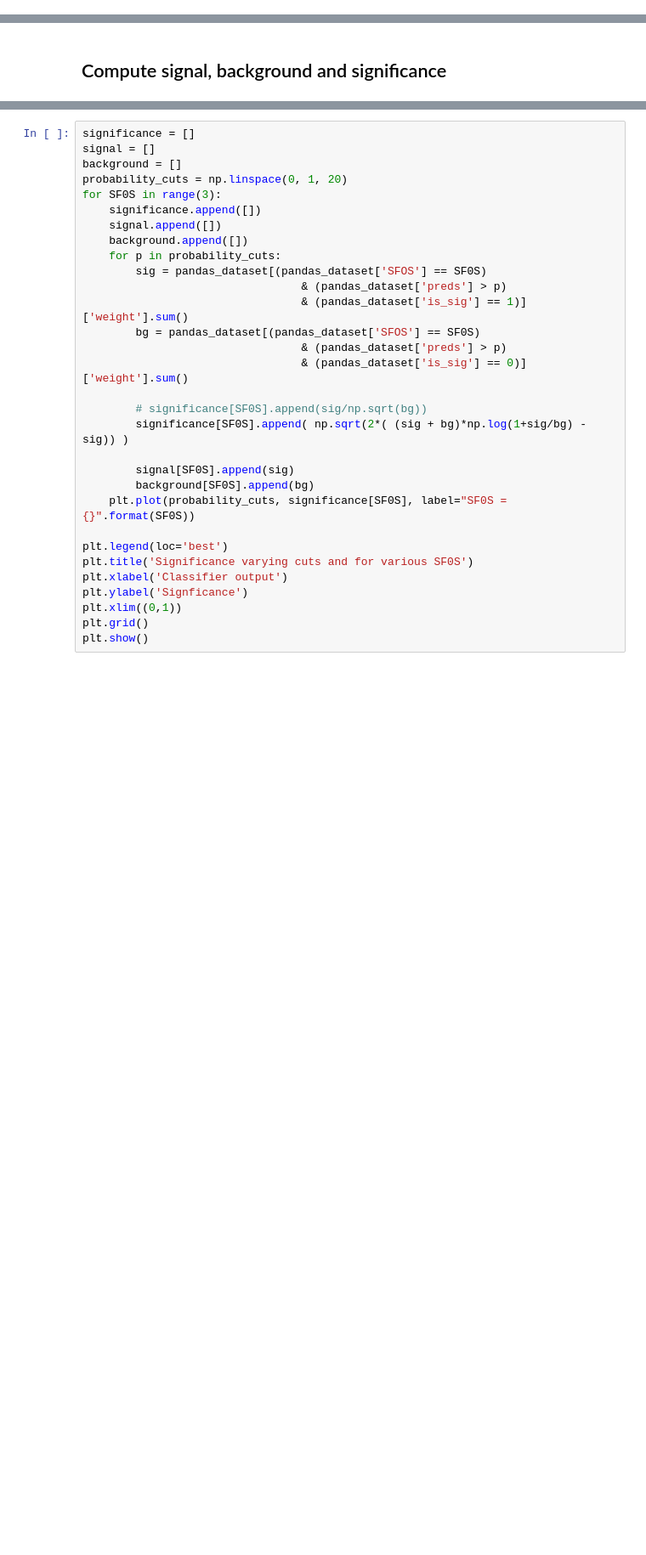
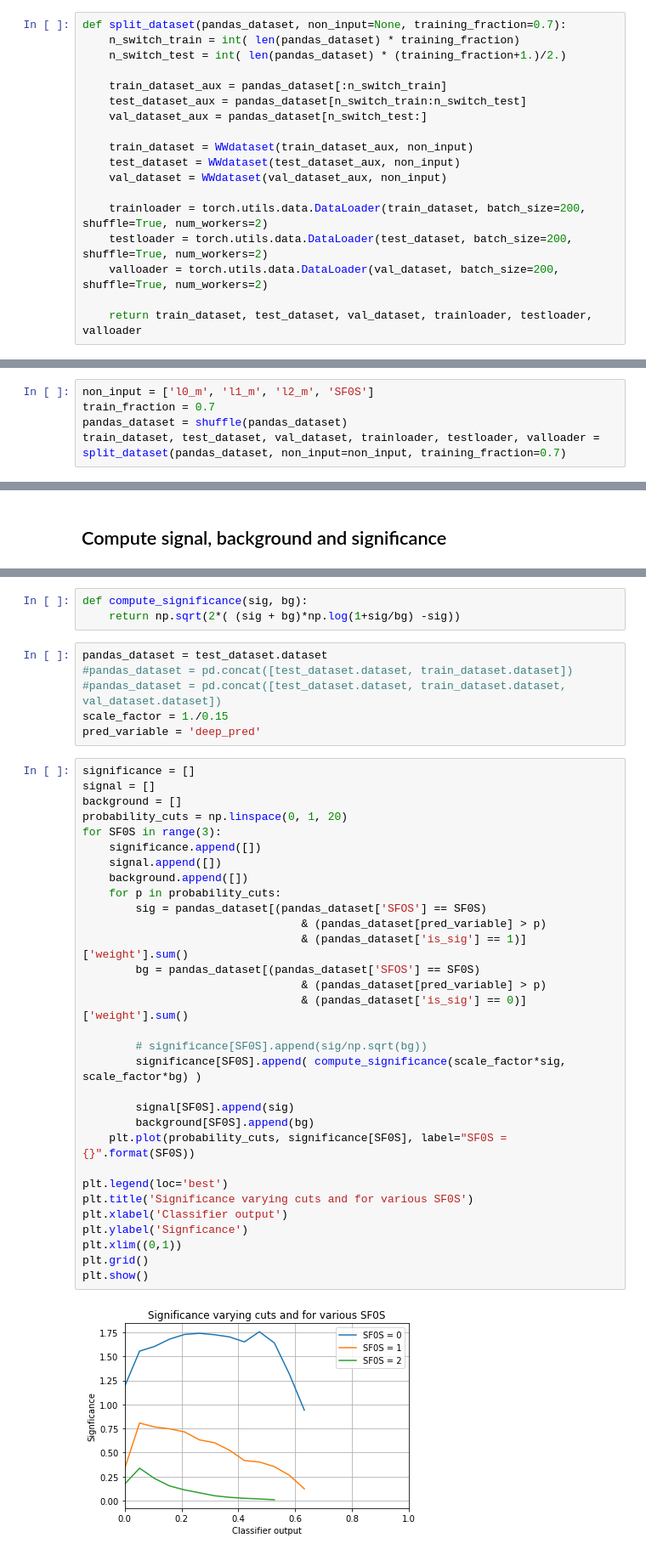
Before and after one commit to tongbaojia/cs281_mlphys, a Jupyter notebook: script/train_logistic_NN_pytorch.ipynb, the cells around one changed output, grey strips where cells are left out. Shown at 85% size. Drawn from its saved outputs; the diff is of its cells as text; blank space fills up the shorter version.

```diff
--- a/script/train_logistic_NN_pytorch.ipynb
+++ b/script/train_logistic_NN_pytorch.ipynb
@@ -110,3 +160,21 @@ def net_deep_logistic_regression(n_input):
+# %%
+def split_dataset(pandas_dataset, non_input=None, training_fraction=0.7):
+    n_switch_train = int( len(pandas_dataset) * training_fraction)
+    n_switch_test = int( len(pandas_dataset) * (training_fraction+1.)/2.)
+
+    train_dataset_aux = pandas_dataset[:n_switch_train]
+    test_dataset_aux = pandas_dataset[n_switch_train:n_switch_test]
+    val_dataset_aux = pandas_dataset[n_switch_test:]
+
+    train_dataset = WWdataset(train_dataset_aux, non_input)
+    test_dataset = WWdataset(test_dataset_aux, non_input)
+    val_dataset = WWdataset(val_dataset_aux, non_input)
+
+    trainloader = torch.utils.data.DataLoader(train_dataset, batch_size=200, shuffle=True, num_workers=2)
+    testloader = torch.utils.data.DataLoader(test_dataset, batch_size=200, shuffle=True, num_workers=2)
+    valloader = torch.utils.data.DataLoader(val_dataset, batch_size=200, shuffle=True, num_workers=2)
+
+    return train_dataset, test_dataset, val_dataset, trainloader, testloader, valloader
 # %%
 data_dir = "../../data/"
 pandas_dataset = add_cl_ix(get_data(data_dir))
@@ -126,0 +186,5 @@ testloader = torch.utils.data.DataLoader(test_dataset, batch_size=200, shuffle=T
+# %%
+non_input = ['l0_m', 'l1_m', 'l2_m', 'SF0S']
+train_fraction = 0.7
+pandas_dataset = shuffle(pandas_dataset)
+train_dataset, test_dataset, val_dataset, trainloader, testloader, valloader = split_dataset(pandas_dataset, non_input=non_input, training_fraction=0.7)
@@ -263,31 +386,42 @@ print "combined significance: {}".format(np.sqrt(sign_combined))
+# %%
+def compute_significance(sig, bg):
+    return np.sqrt(2*( (sig + bg)*np.log(1+sig/bg) -sig))
+# %%
+pandas_dataset = test_dataset.dataset
+#pandas_dataset = pd.concat([test_dataset.dataset, train_dataset.dataset])
+#pandas_dataset = pd.concat([test_dataset.dataset, train_dataset.dataset, val_dataset.dataset])
+scale_factor = 1./0.15
+pred_variable = 'deep_pred'
 # %%
 significance = []
 signal = []
 background = []
 probability_cuts = np.linspace(0, 1, 20)
 for SF0S in range(3):
     significance.append([])
     signal.append([])
     background.append([])
     for p in probability_cuts:
         sig = pandas_dataset[(pandas_dataset['SFOS'] == SF0S)
-                                 & (pandas_dataset['preds'] > p)
+                                 & (pandas_dataset[pred_variable] > p)
                                  & (pandas_dataset['is_sig'] == 1)]['weight'].sum()
         bg = pandas_dataset[(pandas_dataset['SFOS'] == SF0S)
-                                 & (pandas_dataset['preds'] > p)
+                                 & (pandas_dataset[pred_variable] > p)
                                  & (pandas_dataset['is_sig'] == 0)]['weight'].sum()
 
         # significance[SF0S].append(sig/np.sqrt(bg))
-        significance[SF0S].append( np.sqrt(2*( (sig + bg)*np.log(1+sig/bg) -sig)) )
+        significance[SF0S].append( compute_significance(scale_factor*sig, scale_factor*bg) )
 
         signal[SF0S].append(sig)
         background[SF0S].append(bg)
     plt.plot(probability_cuts, significance[SF0S], label="SF0S = {}".format(SF0S))
 
 plt.legend(loc='best')
 plt.title('Significance varying cuts and for various SF0S')
 plt.xlabel('Classifier output')
 plt.ylabel('Signficance')
 plt.xlim((0,1))
 plt.grid()
 plt.show()
+# %% [output]
+[figure, added]
```
Also changed, not shown: parts of 42 cells of this notebook, 1 other file.
